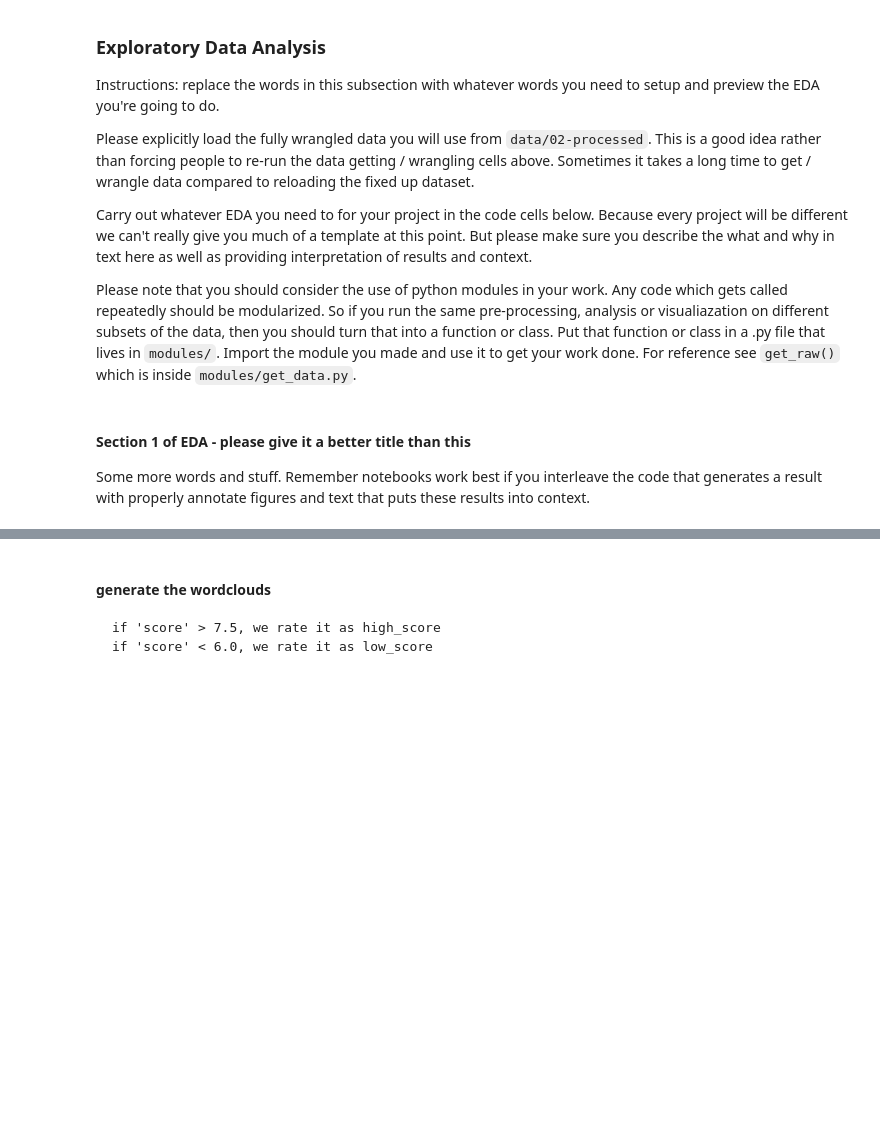
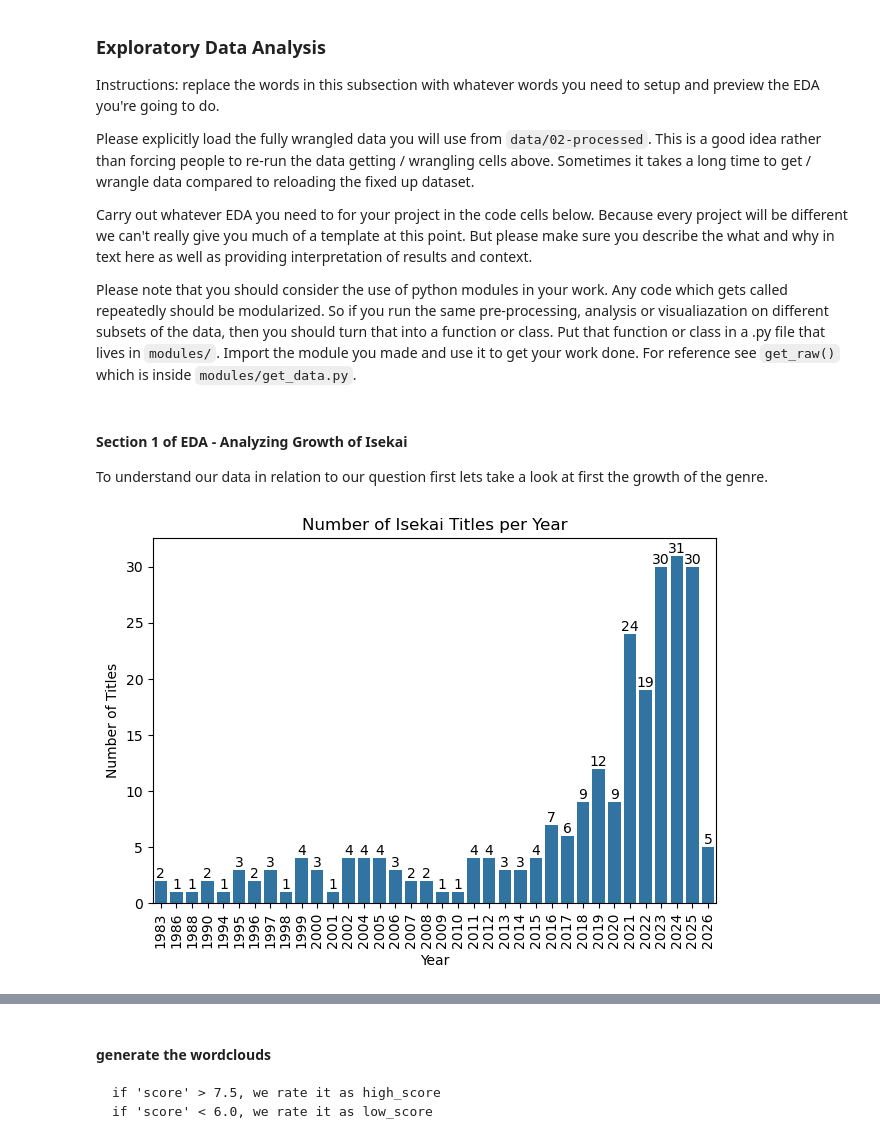
Before and after one commit to COGS108/Group139_WI26, a Jupyter notebook: 02-EDACheckpoint.ipynb, the cells around one changed output, grey strips where cells are left out. Saved outputs shown, nothing was run; the diff lists cells and outputs as text; code cells hidden in the pictures; blank space fills up the shorter version.

```diff
--- a/02-EDACheckpoint.ipynb
+++ b/02-EDACheckpoint.ipynb
@@ -451,10 +454,28 @@ from wordcloud import WordCloud
 from nltk.corpus import stopwords
 # %%
 df = pd.read_csv('data/02-processed/isekai_final.csv')
-# %% [markdown]
-#### Section 1 of EDA - please give it a better title than this
-
-Some more words and stuff.  Remember notebooks work best if you interleave the code that generates a result with properly annotate figures and text that puts these results into context.
 # %%
 ## YOUR CODE HERE
 ## FEEL FREE TO ADD MULTIPLE CELLS PER SECTION
+# %% [markdown]
+#### Section 1 of EDA - Analyzing Growth of Isekai
+
+To understand our data in relation to our question first lets take a look at first the growth of the genre.
+# %%
+#find the number of animes produced each year and plots them on bar graph
+df['start_date'] = pd.to_datetime(df['start_date'])
+titles_per_year = df.groupby(df['year']).size()
+ax = sns.barplot(
+    x=titles_per_year.index,
+    y=titles_per_year.values
+)
+plt.title("Number of Isekai Titles per Year")
+plt.xlabel('Year')
+plt.ylabel('Number of Titles')
+plt.xticks(rotation=90)
+ax.bar_label(ax.containers[0])
+
+plt.tight_layout()
+plt.show()
+# %% [output]
+[figure, added]
```
Also changed, not shown: parts of 34 cells of this notebook.
